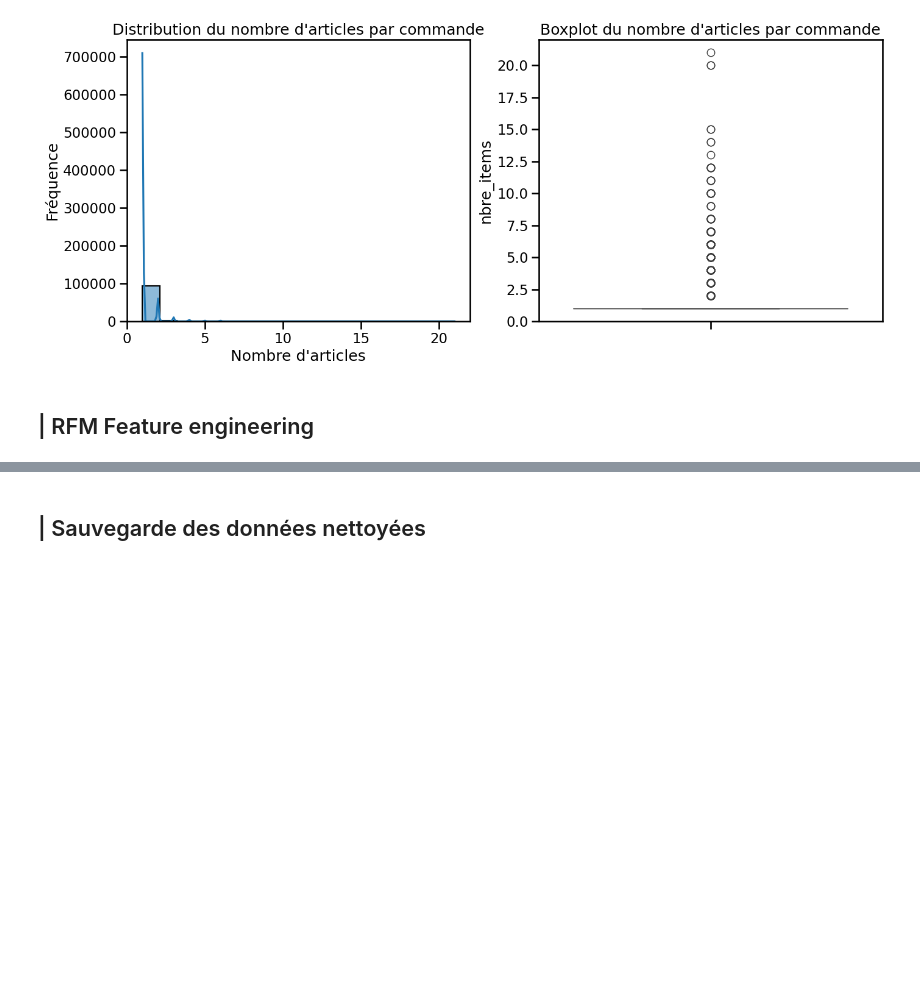
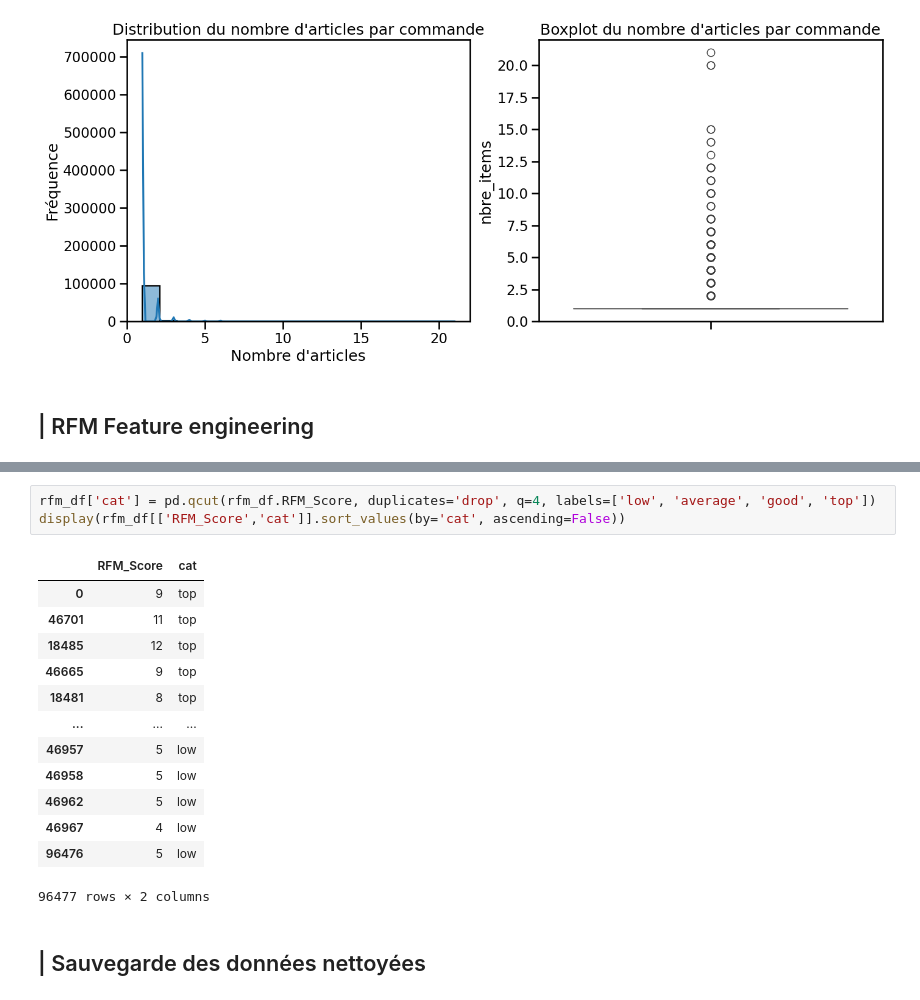
Before and after one commit to amadousysada/ecommerce-customer-segmentation, a Jupyter notebook: main.ipynb, the cells around one changed output, grey strips where cells are left out. Cells and saved outputs as stored; diff of their text form; blank space fills up the shorter version.

```diff
--- a/main.ipynb
+++ b/main.ipynb
@@ -526,3 +541,20 @@ print(rfm_df[['customer_unique_id', 'R', 'F', 'M', 'RFM_Score', 'RFM_Segment']].
+# %%
+rfm_df['cat'] = pd.qcut(rfm_df.RFM_Score, duplicates='drop', q=4, labels=['low', 'average', 'good', 'top'])
+display(rfm_df[['RFM_Score','cat']].sort_values(by='cat', ascending=False))
+# %% [output]
+|  | RFM_Score | cat |
+| 0 | 9 | top |
+| 46701 | 11 | top |
+| 18485 | 12 | top |
+| 46665 | 9 | top |
+| 18481 | 8 | top |
+| ... | ... | ... |
+| 46957 | 5 | low |
+| 46958 | 5 | low |
+| 46962 | 5 | low |
+| 46967 | 4 | low |
+| 96476 | 5 | low |
+96477 rows × 2 columns
 # %% [markdown]
 ## | Sauvegarde des données nettoyées
 # %%
```
Also changed, not shown: parts of 3 cells of this notebook.
